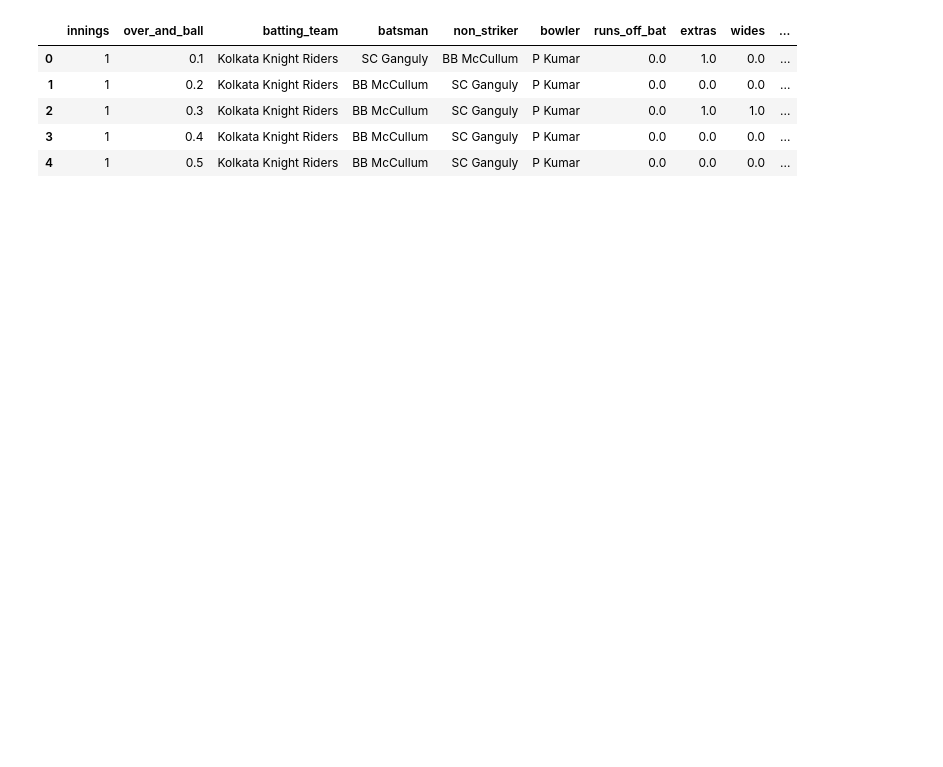
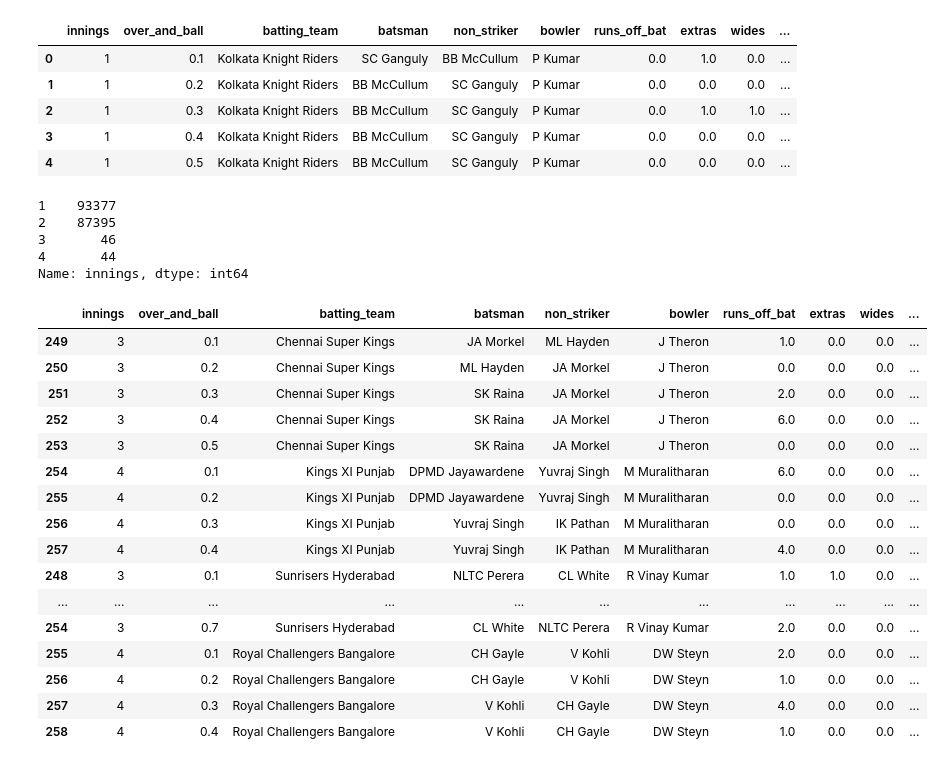
Before and after one commit to khyatidesai09/IPLMenAnalysis, a Jupyter notebook: ipl_analysis.ipynb, the cells around one changed output. Saved outputs shown, nothing was run; the diff lists cells and outputs as text; code cells hidden in the pictures; blank space fills up the shorter version.

```diff
--- a/ipl_analysis.ipynb
+++ b/ipl_analysis.ipynb
@@ -142,3 +159,31 @@ main_dataframe.head()
 | 2 | 1 | 0.3 | Kolkata Knight Riders | BB McCullum | SC Ganguly | P Kumar | 0.0 | 1.0 | 1.0 | ... |
 | 3 | 1 | 0.4 | Kolkata Knight Riders | BB McCullum | SC Ganguly | P Kumar | 0.0 | 0.0 | 0.0 | ... |
 | 4 | 1 | 0.5 | Kolkata Knight Riders | BB McCullum | SC Ganguly | P Kumar | 0.0 | 0.0 | 0.0 | ... |
+# %%
+main_dataframe.innings.value_counts()
+# %% [output]
+1    93377
+2    87395
+3       46
+4       44
+Name: innings, dtype: int64
+# %%
+main_dataframe[(main_dataframe['innings']==3) | (main_dataframe['innings']==4)].head(20)
+# %% [output]
+|  | innings | over_and_ball | batting_team | batsman | non_striker | bowler | runs_off_bat | extras | wides | ... |
+| 249 | 3 | 0.1 | Chennai Super Kings | JA Morkel | ML Hayden | J Theron | 1.0 | 0.0 | 0.0 | ... |
+| 250 | 3 | 0.2 | Chennai Super Kings | ML Hayden | JA Morkel | J Theron | 0.0 | 0.0 | 0.0 | ... |
+| 251 | 3 | 0.3 | Chennai Super Kings | SK Raina | JA Morkel | J Theron | 2.0 | 0.0 | 0.0 | ... |
+| 252 | 3 | 0.4 | Chennai Super Kings | SK Raina | JA Morkel | J Theron | 6.0 | 0.0 | 0.0 | ... |
+| 253 | 3 | 0.5 | Chennai Super Kings | SK Raina | JA Morkel | J Theron | 0.0 | 0.0 | 0.0 | ... |
+| 254 | 4 | 0.1 | Kings XI Punjab | DPMD Jayawardene | Yuvraj Singh | M Muralitharan | 6.0 | 0.0 | 0.0 | ... |
+| 255 | 4 | 0.2 | Kings XI Punjab | DPMD Jayawardene | Yuvraj Singh | M Muralitharan | 0.0 | 0.0 | 0.0 | ... |
+| 256 | 4 | 0.3 | Kings XI Punjab | Yuvraj Singh | IK Pathan | M Muralitharan | 0.0 | 0.0 | 0.0 | ... |
+| 257 | 4 | 0.4 | Kings XI Punjab | Yuvraj Singh | IK Pathan | M Muralitharan | 4.0 | 0.0 | 0.0 | ... |
+| 248 | 3 | 0.1 | Sunrisers Hyderabad | NLTC Perera | CL White | R Vinay Kumar | 1.0 | 1.0 | 0.0 | ... |
+| ... | ... | ... | ... | ... | ... | ... | ... | ... | ... | ... |
+| 254 | 3 | 0.7 | Sunrisers Hyderabad | CL White | NLTC Perera | R Vinay Kumar | 2.0 | 0.0 | 0.0 | ... |
+| 255 | 4 | 0.1 | Royal Challengers Bangalore | CH Gayle | V Kohli | DW Steyn | 2.0 | 0.0 | 0.0 | ... |
+| 256 | 4 | 0.2 | Royal Challengers Bangalore | CH Gayle | V Kohli | DW Steyn | 1.0 | 0.0 | 0.0 | ... |
+| 257 | 4 | 0.3 | Royal Challengers Bangalore | V Kohli | CH Gayle | DW Steyn | 4.0 | 0.0 | 0.0 | ... |
+| 258 | 4 | 0.4 | Royal Challengers Bangalore | V Kohli | CH Gayle | DW Steyn | 1.0 | 0.0 | 0.0 | ... |
```
Also changed, not shown: parts of 16 cells of this notebook.
